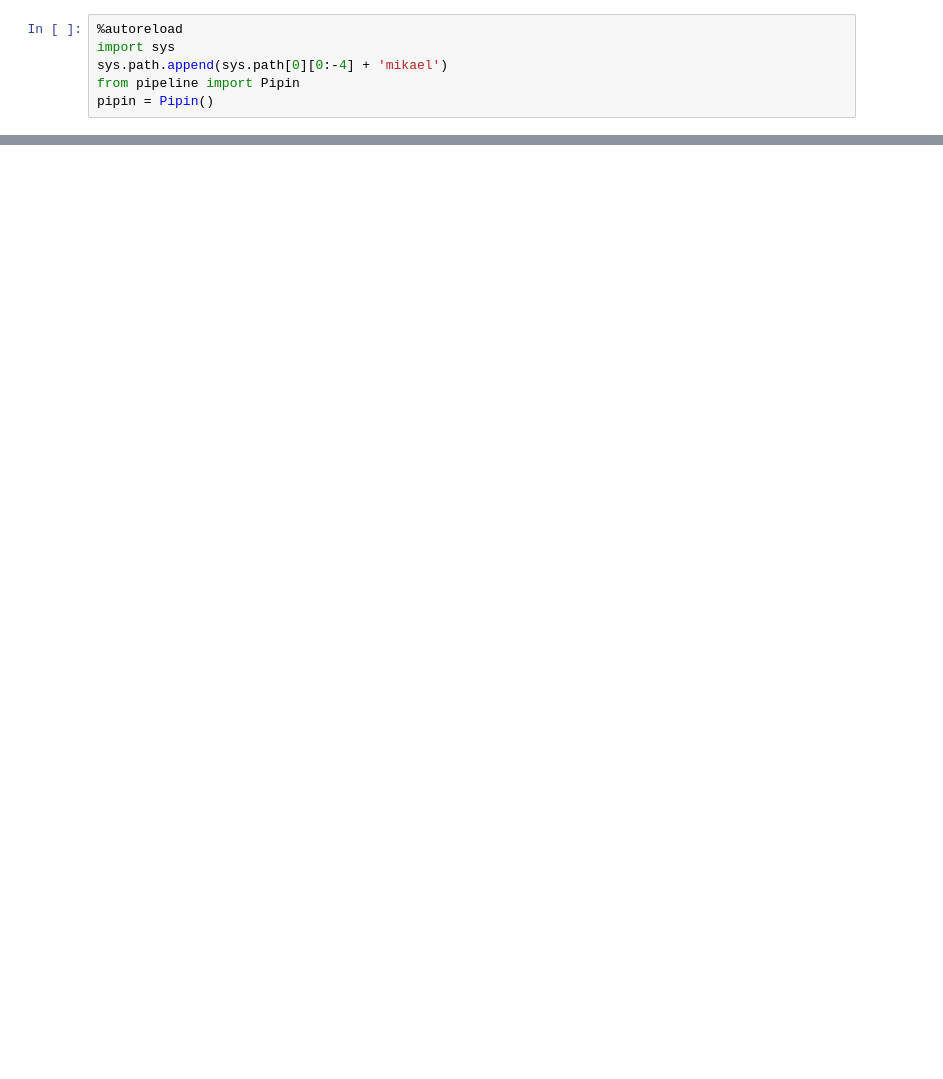
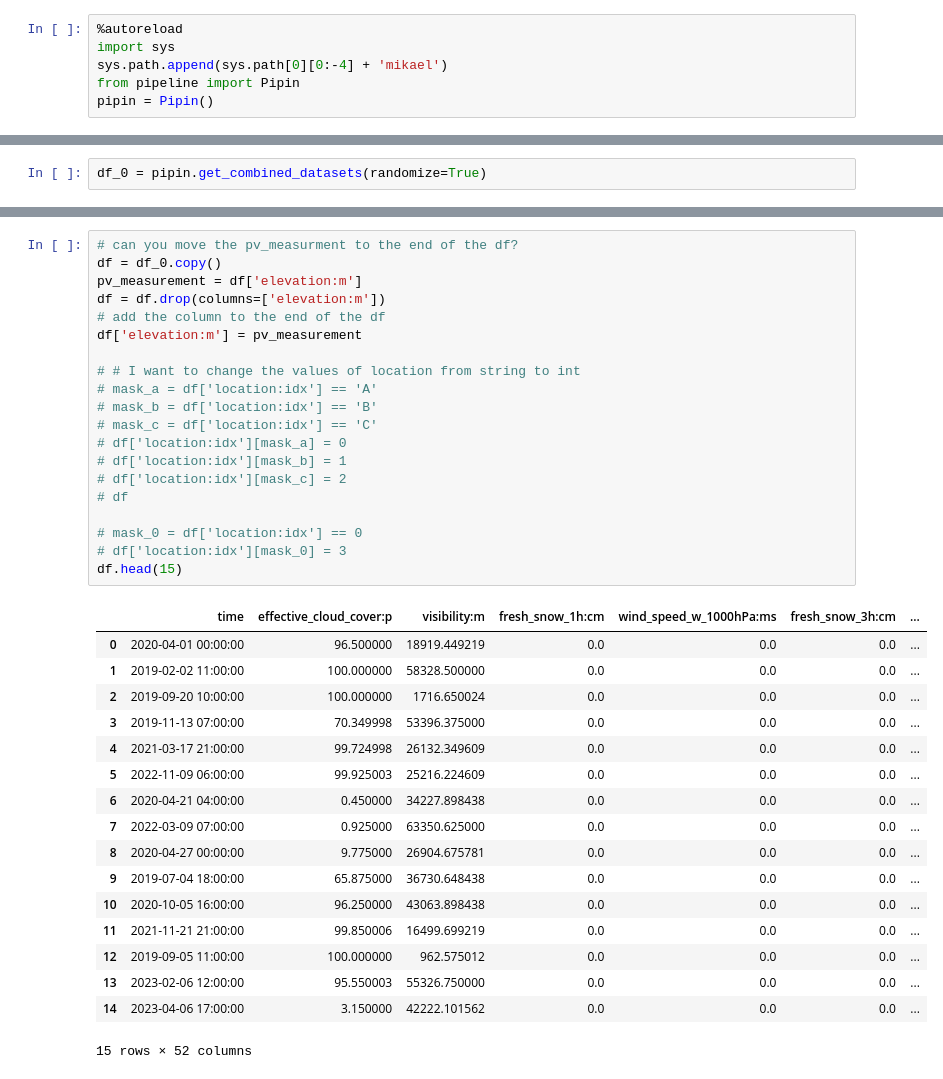
Before and after one commit to mikaelste/TDT4173-project, a Jupyter notebook: mats/model.ipynb, the cells around one changed output, grey strips where cells are left out. Cells and saved outputs as stored; diff of their text form; blank space fills up the shorter version.

```diff
--- a/mats/model.ipynb
+++ b/mats/model.ipynb
@@ -42,0 +18,2 @@ s = setup(df, target="pv_measurement", normalize=True, categorical_features=cate
+# %%
+df_0 = pipin.get_combined_datasets(randomize=True)
@@ -42,0 +40,38 @@ s = setup(df, target="pv_measurement", normalize=True, categorical_features=cate
+# %%
+# can you move the pv_measurment to the end of the df?
+df = df_0.copy()
+pv_measurement = df['elevation:m']
+df = df.drop(columns=['elevation:m'])
+# add the column to the end of the df
+df['elevation:m'] = pv_measurement
+
+# # I want to change the values of location from string to int
+# mask_a = df['location:idx'] == 'A'
+# mask_b = df['location:idx'] == 'B'
+# mask_c = df['location:idx'] == 'C'
+# df['location:idx'][mask_a] = 0
+# df['location:idx'][mask_b] = 1
+# df['location:idx'][mask_c] = 2
+# df
+
+# mask_0 = df['location:idx'] == 0
+# df['location:idx'][mask_0] = 3
+df.head(15)
+# %% [output]
+|  | time | effective_cloud_cover:p | visibility:m | fresh_snow_1h:cm | wind_speed_w_1000hPa:ms | fresh_snow_3h:cm | ... |
+| 0 | 2020-04-01 00:00:00 | 96.500000 | 18919.449219 | 0.0 | 0.0 | 0.0 | ... |
+| 1 | 2019-02-02 11:00:00 | 100.000000 | 58328.500000 | 0.0 | 0.0 | 0.0 | ... |
+| 2 | 2019-09-20 10:00:00 | 100.000000 | 1716.650024 | 0.0 | 0.0 | 0.0 | ... |
+| 3 | 2019-11-13 07:00:00 | 70.349998 | 53396.375000 | 0.0 | 0.0 | 0.0 | ... |
+| 4 | 2021-03-17 21:00:00 | 99.724998 | 26132.349609 | 0.0 | 0.0 | 0.0 | ... |
+| 5 | 2022-11-09 06:00:00 | 99.925003 | 25216.224609 | 0.0 | 0.0 | 0.0 | ... |
+| 6 | 2020-04-21 04:00:00 | 0.450000 | 34227.898438 | 0.0 | 0.0 | 0.0 | ... |
+| 7 | 2022-03-09 07:00:00 | 0.925000 | 63350.625000 | 0.0 | 0.0 | 0.0 | ... |
+| 8 | 2020-04-27 00:00:00 | 9.775000 | 26904.675781 | 0.0 | 0.0 | 0.0 | ... |
+| 9 | 2019-07-04 18:00:00 | 65.875000 | 36730.648438 | 0.0 | 0.0 | 0.0 | ... |
+| 10 | 2020-10-05 16:00:00 | 96.250000 | 43063.898438 | 0.0 | 0.0 | 0.0 | ... |
+| 11 | 2021-11-21 21:00:00 | 99.850006 | 16499.699219 | 0.0 | 0.0 | 0.0 | ... |
+| 12 | 2019-09-05 11:00:00 | 100.000000 | 962.575012 | 0.0 | 0.0 | 0.0 | ... |
+| 13 | 2023-02-06 12:00:00 | 95.550003 | 55326.750000 | 0.0 | 0.0 | 0.0 | ... |
+| 14 | 2023-04-06 17:00:00 | 3.150000 | 42222.101562 | 0.0 | 0.0 | 0.0 | ... |
+15 rows × 52 columns
```
Also changed, not shown: parts of 25 cells of this notebook, 18 other files.
